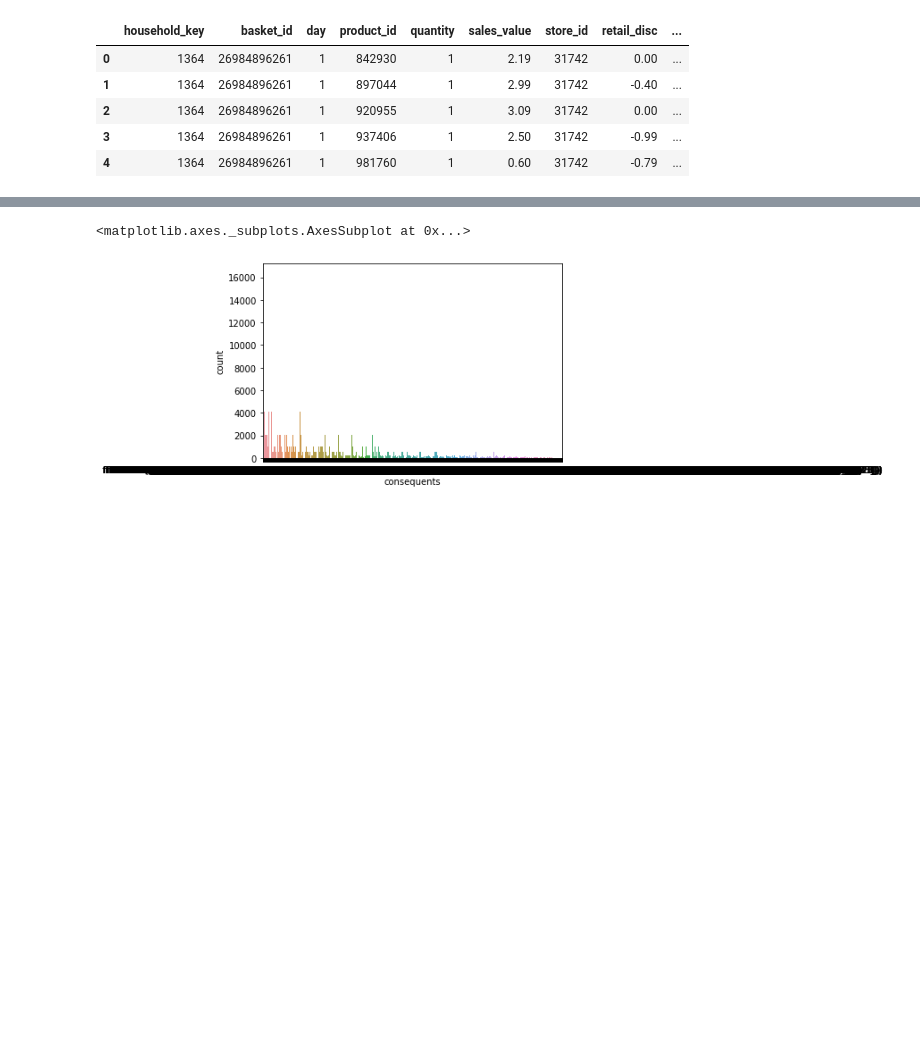
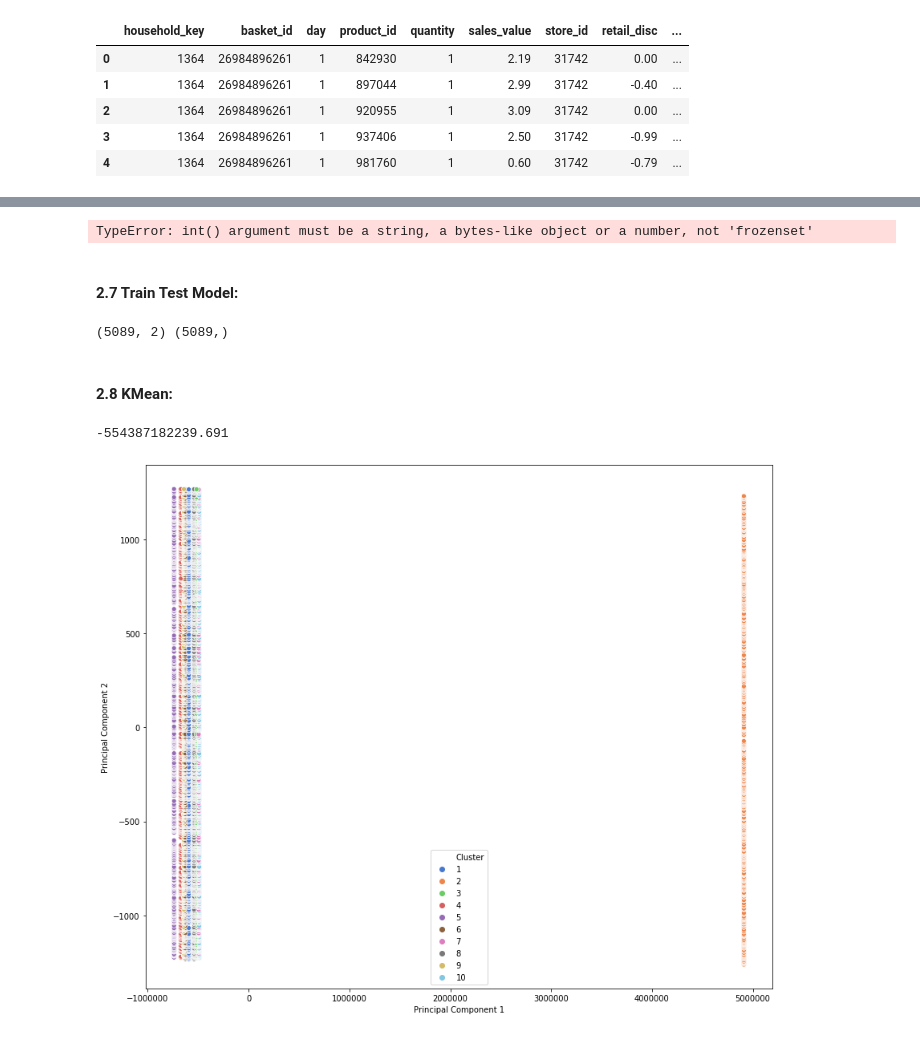
Before and after one commit to CJL89/Cold-Starter-Analysis, a Jupyter notebook: Cold_Starters_Machine_Learning.ipynb, the cells around one changed output, grey strips where cells are left out. Cells and saved outputs as stored; diff of their text form; code cells hidden in the pictures; blank space fills up the shorter version.

Commit message:
Expanding Consequents

```diff
--- a/Cold_Starters_Machine_Learning.ipynb
+++ b/Cold_Starters_Machine_Learning.ipynb
@@ -136,5 +191,10 @@ rules.head(100)
-# %%
-sns.countplot(rules['consequents'])
-# %% [output]
-<matplotlib.axes._subplots.AxesSubplot at 0x...>
-[figure, removed]
+# %%
+rules = rules['consequents'].astype('int')
+# top_10_rules = rules.loc[rules['consequents'].astype(int).isin(top_10)]
+# df_ml = df.loc[df['product_id'].isin(top_10)]
+# top_10_rules.head()
+rules.head()
+# %% [output]
+TypeError: int() argument must be a string, a bytes-like object or a number, not 'frozenset'
+# %% [markdown]
+#### 2.7 Train Test Model:
@@ -140,0 +231,6 @@ sns.countplot(rules['consequents'])
+# %%
+X = df_ml.drop('household_key', axis=1).values
+y = df_ml['household_key'].values
+print(X.shape, y.shape)
+# %% [output]
+(5089, 2) (5089,)
@@ -140,0 +241,42 @@ sns.countplot(rules['consequents'])
+# %% [markdown]
+#### 2.8 KMean:
+# %%
+from sklearn.cluster import KMeans
+
+kmeans = KMeans(n_clusters=4, random_state=0, verbose=0)
+kmeans.fit(X_train, y_train)
+kmeans.score(X_test, y_test)
+# %% [output]
+-554387182239.691
+# %%
+from sklearn.cluster import KMeans
+from sklearn.decomposition import PCA
+
+# Do not include the households with 'unknown' values for some demographic features
+# c = (df_hh_demographic['MARITAL_STATUS_CODE'] != 'U') & \
+#     (df_hh_demographic['HH_COMP_DESC'] != 'Unknown') & \
+#     (df_hh_demographic['HOMEOWNER_DESC'] != 'Unknown') & \
+#     (df_hh_demographic['KID_CATEGORY_DESC'] != 'None/Unknown')
+
+# Set number of clusters
+k = 10
+
+# One-hot encode categorical demographic features
+X = pd.get_dummies(df_ml)
+
+# Use PCA to project the demographic data into 2 dimensions
+pca = PCA(n_components=2).fit(X)
+X_proj = pca.transform(X)
+
+# Cluster the 2D data using K-means
+kmeans = KMeans(n_clusters=k).fit(X_proj)
+labels = kmeans.labels_.reshape(-1, 1) + 1
+
+df_ml_clustered = pd.DataFrame(np.concatenate((X_proj, labels), axis=1), columns=['Principal Component 1', 'Principal Component 2', 'Cluster'])
+df_ml_clustered['Cluster'] = df_ml_clustered['Cluster'].astype(int)
+
+f, ax = plt.subplots(figsize=(14, 12))
+sns.scatterplot(x='Principal Component 1', y='Principal Component 2',  data=df_ml_clustered, hue='Cluster', palette=sns.color_palette('muted', n_colors=k))
+plt.show()
+# %% [output]
+[figure, added]
```
Also changed, not shown: parts of 23 cells of this notebook, 2 other files.
